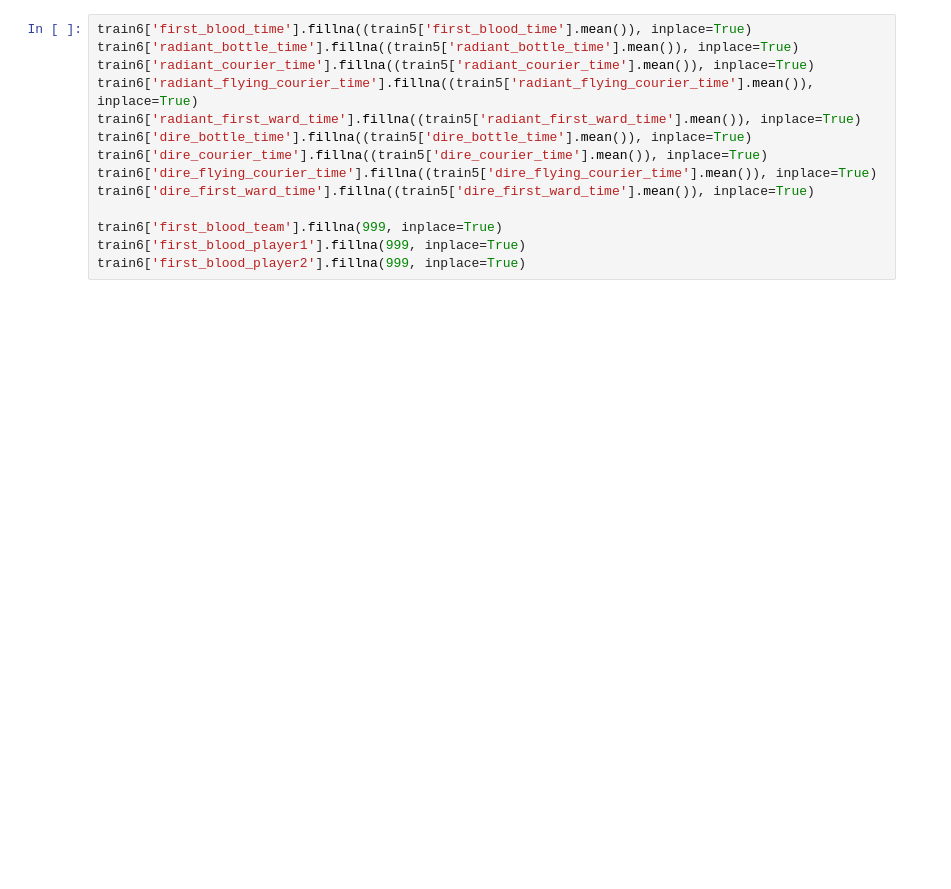
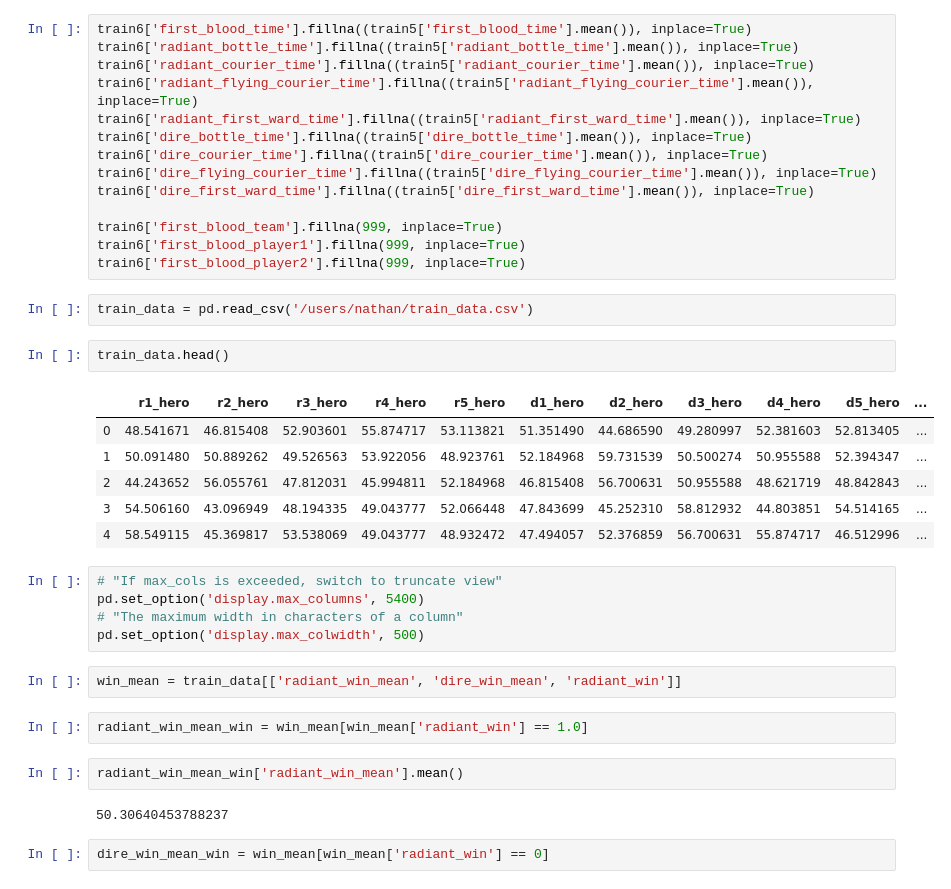
Before and after one commit to nathanConn/Springboard, a Jupyter notebook: Capstone 1.ipynb, the cells around one changed output. Drawn from its saved outputs; the diff is of its cells as text; blank space fills up the shorter version.

Commit message:
Begin calculating mean team features

```diff
--- a/Capstone 1.ipynb
+++ b/Capstone 1.ipynb
@@ -2267,3 +2263,29 @@ train6['dire_first_ward_time'].fillna((train5['dire_first_ward_time'].mean()), i
 train6['first_blood_team'].fillna(999, inplace=True)
 train6['first_blood_player1'].fillna(999, inplace=True)
 train6['first_blood_player2'].fillna(999, inplace=True)
+# %%
+train_data = pd.read_csv('/users/nathan/train_data.csv')
+# %%
+train_data.head()
+# %% [output]
+|  | r1_hero | r2_hero | r3_hero | r4_hero | r5_hero | d1_hero | d2_hero | d3_hero | d4_hero | d5_hero | ... |
+| 0 | 48.541671 | 46.815408 | 52.903601 | 55.874717 | 53.113821 | 51.351490 | 44.686590 | 49.280997 | 52.381603 | 52.813405 | ... |
+| 1 | 50.091480 | 50.889262 | 49.526563 | 53.922056 | 48.923761 | 52.184968 | 59.731539 | 50.500274 | 50.955588 | 52.394347 | ... |
+| 2 | 44.243652 | 56.055761 | 47.812031 | 45.994811 | 52.184968 | 46.815408 | 56.700631 | 50.955588 | 48.621719 | 48.842843 | ... |
+| 3 | 54.506160 | 43.096949 | 48.194335 | 49.043777 | 52.066448 | 47.843699 | 45.252310 | 58.812932 | 44.803851 | 54.514165 | ... |
+| 4 | 58.549115 | 45.369817 | 53.538069 | 49.043777 | 48.932472 | 47.494057 | 52.376859 | 56.700631 | 55.874717 | 46.512996 | ... |
+# %%
+# "If max_cols is exceeded, switch to truncate view"
+pd.set_option('display.max_columns', 5400)
+# "The maximum width in characters of a column"
+pd.set_option('display.max_colwidth', 500)
+# %%
+win_mean = train_data[['radiant_win_mean', 'dire_win_mean', 'radiant_win']]
+# %%
+radiant_win_mean_win = win_mean[win_mean['radiant_win'] == 1.0]
+# %%
+radiant_win_mean_win['radiant_win_mean'].mean()
+# %% [output]
+50.30640453788237
+# %%
+dire_win_mean_win = win_mean[win_mean['radiant_win'] == 0]
```
Also changed, not shown: parts of 14 cells of this notebook.
